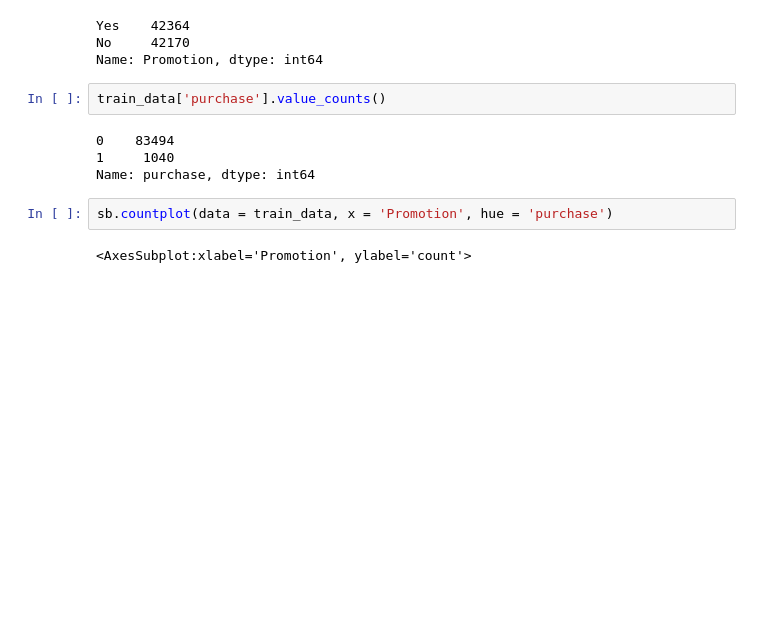
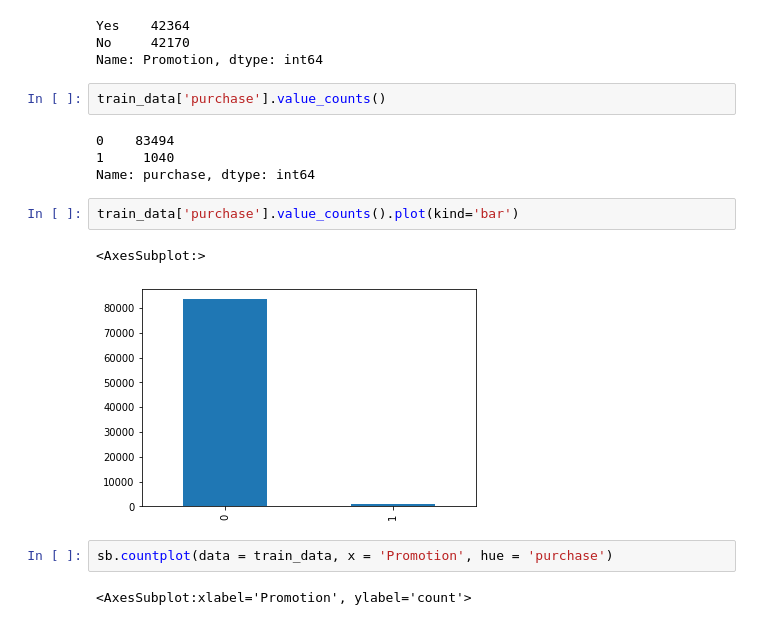
Before and after one commit to LarsTinnefeld/Starbucks_portfolio_exercise, a Jupyter notebook: starbucks.ipynb, the cells around one changed output. Cells and saved outputs as stored; diff of their text form; blank space fills up the shorter version.

```diff
--- a/starbucks.ipynb
+++ b/starbucks.ipynb
@@ -113,6 +113,11 @@ train_data['purchase'].value_counts()
 0    83494
 1     1040
 Name: purchase, dtype: int64
+# %%
+train_data['purchase'].value_counts().plot(kind='bar')
+# %% [output]
+<AxesSubplot:>
+[figure, added]
 # %%
 sb.countplot(data = train_data, x = 'Promotion', hue = 'purchase')
 # %% [output]
```
Also changed, not shown: parts of 8 cells of this notebook.
